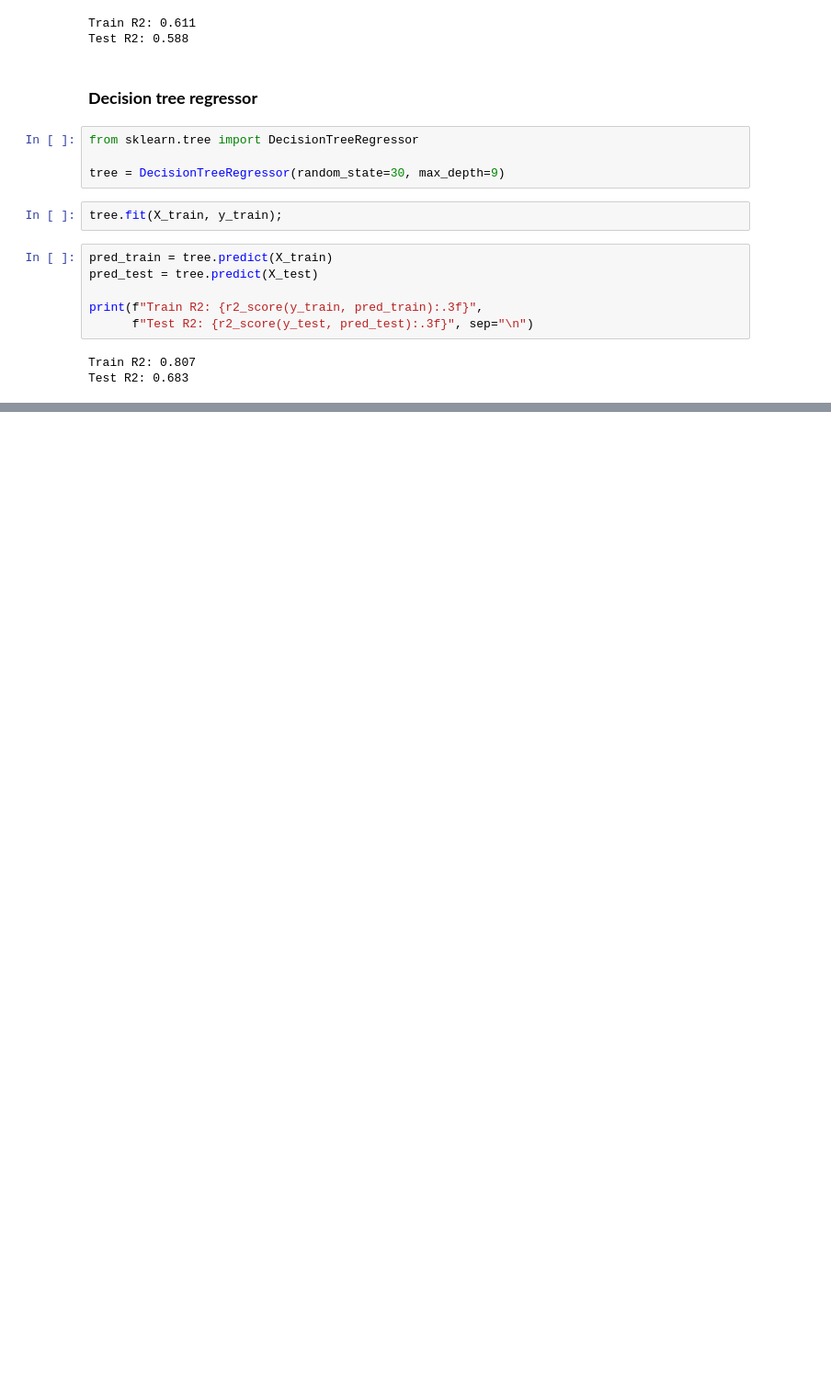
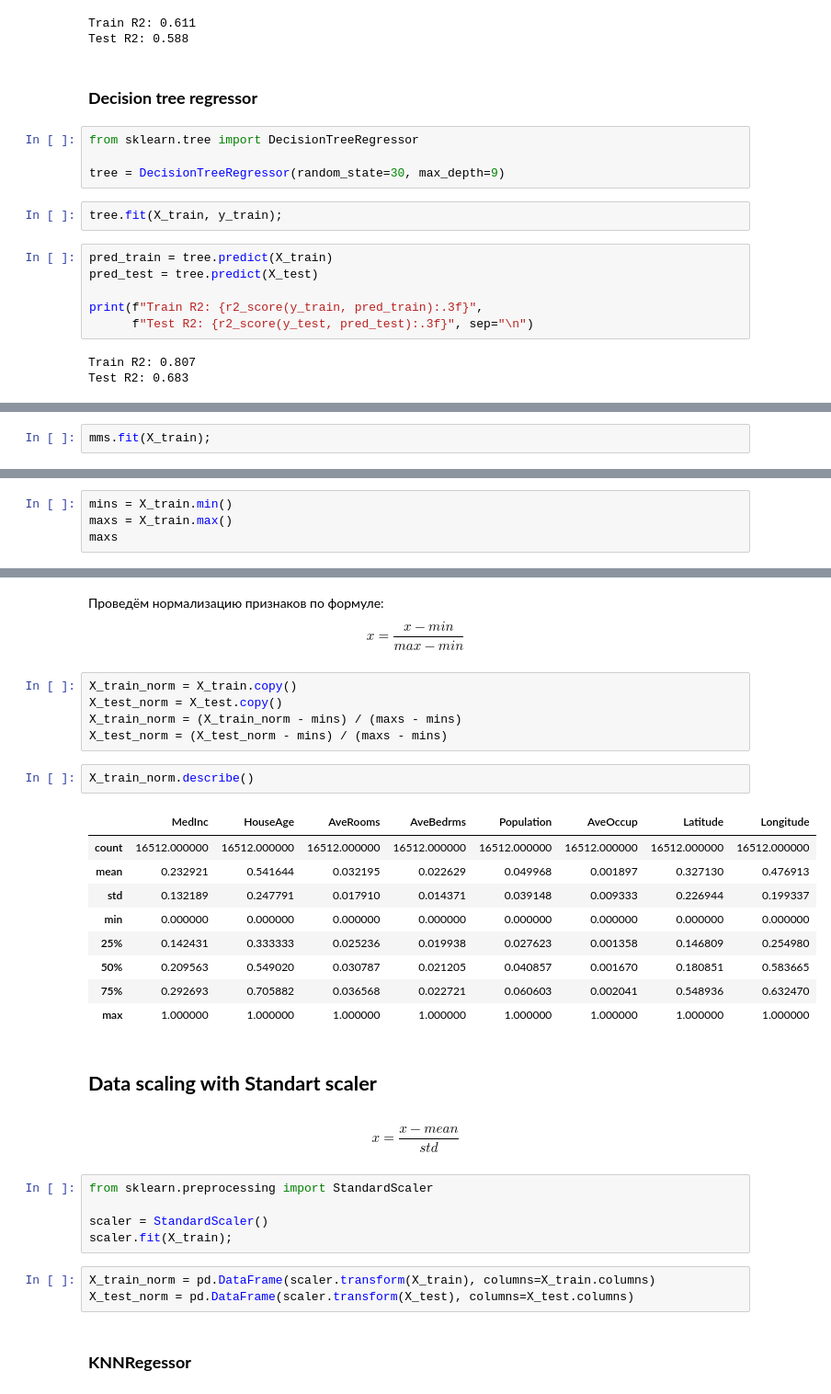
Before and after one commit to 0s12a11b/data-scaling, a Jupyter notebook: models.ipynb, the cells around one changed output, grey strips where cells are left out. Shown at 92% size. Cells and saved outputs as stored; diff of their text form; blank space fills up the shorter version.

```diff
--- a/models.ipynb
+++ b/models.ipynb
@@ -82,0 +144,2 @@ Test R2: 0.683
+# %%
+mms.fit(X_train);
@@ -82,0 +152,4 @@ Test R2: 0.683
+# %%
+mins = X_train.min()
+maxs = X_train.max()
+maxs
@@ -82,0 +166,34 @@ Test R2: 0.683
+# %% [markdown]
+Проведём нормализацию признаков по формуле:
+$$x=\frac{x-min} {max-min}$$
+# %%
+X_train_norm = X_train.copy()
+X_test_norm = X_test.copy()
+X_train_norm = (X_train_norm - mins) / (maxs - mins)
+X_test_norm = (X_test_norm - mins) / (maxs - mins)
+# %%
+X_train_norm.describe()
+# %% [output]
+|  | MedInc | HouseAge | AveRooms | AveBedrms | Population | AveOccup | Latitude | Longitude |
+| count | 16512.000000 | 16512.000000 | 16512.000000 | 16512.000000 | 16512.000000 | 16512.000000 | 16512.000000 | 16512.000000 |
+| mean | 0.232921 | 0.541644 | 0.032195 | 0.022629 | 0.049968 | 0.001897 | 0.327130 | 0.476913 |
+| std | 0.132189 | 0.247791 | 0.017910 | 0.014371 | 0.039148 | 0.009333 | 0.226944 | 0.199337 |
+| min | 0.000000 | 0.000000 | 0.000000 | 0.000000 | 0.000000 | 0.000000 | 0.000000 | 0.000000 |
+| 25% | 0.142431 | 0.333333 | 0.025236 | 0.019938 | 0.027623 | 0.001358 | 0.146809 | 0.254980 |
+| 50% | 0.209563 | 0.549020 | 0.030787 | 0.021205 | 0.040857 | 0.001670 | 0.180851 | 0.583665 |
+| 75% | 0.292693 | 0.705882 | 0.036568 | 0.022721 | 0.060603 | 0.002041 | 0.548936 | 0.632470 |
+| max | 1.000000 | 1.000000 | 1.000000 | 1.000000 | 1.000000 | 1.000000 | 1.000000 | 1.000000 |
+# %% [markdown]
+## **Data scaling with Standart scaler**
+# %% [markdown]
+$$x=\frac{x-mean} {std}$$
+# %%
+from sklearn.preprocessing import StandardScaler
+
+scaler = StandardScaler()
+scaler.fit(X_train);
+# %%
+X_train_norm = pd.DataFrame(scaler.transform(X_train), columns=X_train.columns)
+X_test_norm = pd.DataFrame(scaler.transform(X_test), columns=X_test.columns)
+# %% [markdown]
+### **KNNRegessor**
```
Also changed, not shown: parts of 25 cells of this notebook.
